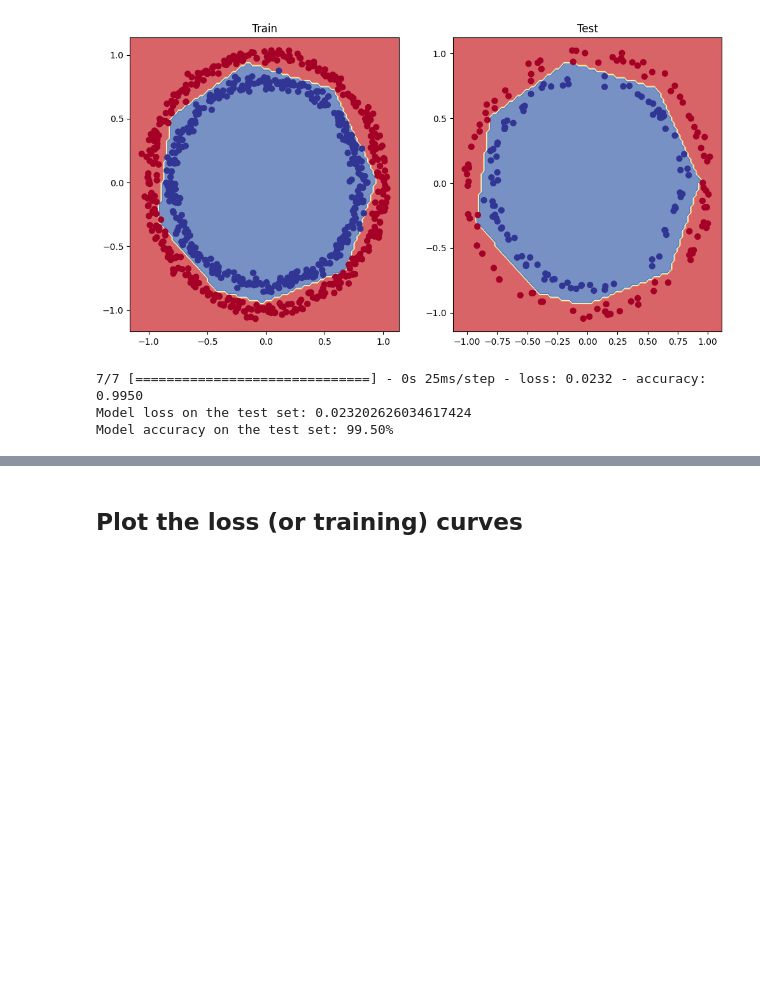
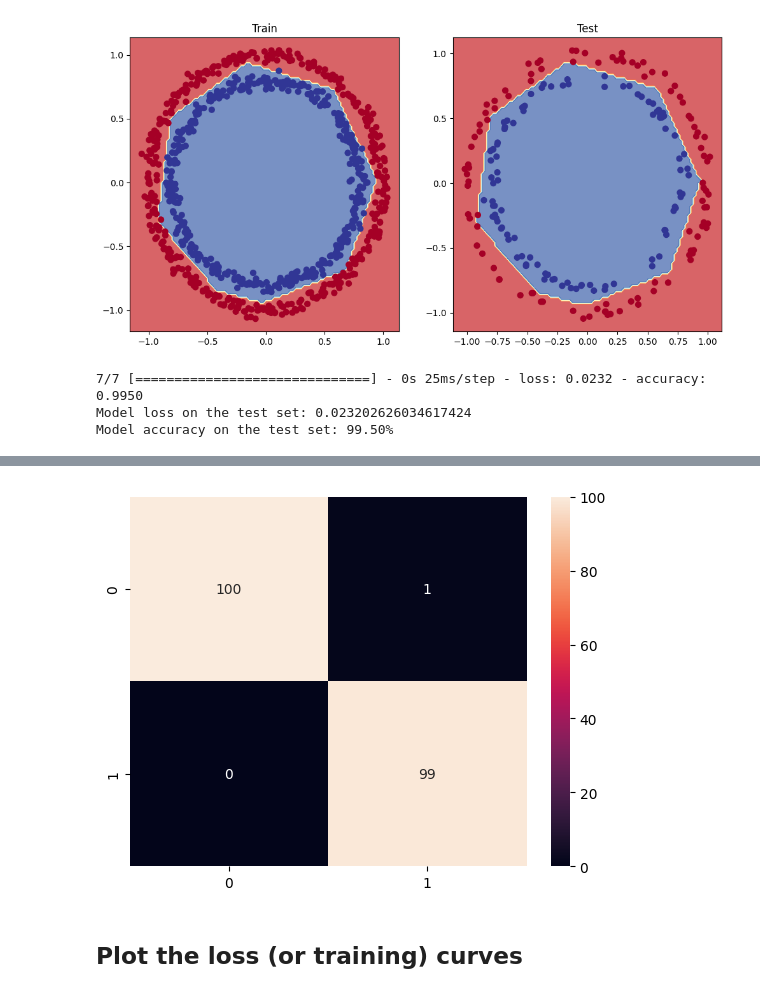
Before and after one commit to Jammal7/Introduction_to_Data_Science, a Jupyter notebook: Deep Learning/Tensorflow/02_neural_network_classification.ipynb, the cells around one changed output, grey strips where cells are left out. Drawn from its saved outputs; the diff is of its cells as text; code cells hidden in the pictures; blank space fills up the shorter version.

```diff
--- a/Deep Learning/Tensorflow/02_neural_network_classification.ipynb
+++ b/Deep Learning/Tensorflow/02_neural_network_classification.ipynb
@@ -388,0 +403,4 @@ y_preds = model_7.predict(X_test) # note: this is in prediction probabilities fo
+# %%
+# Convert the prediction probabilities to binary format and view the first 10
+y_preds = tf.round(y_preds)
+y_preds[:10]
@@ -397,3 +427,16 @@ ValueError: Classification metrics can't handle a mix of binary and continuous t
+# %%
+# Visualise confusion matrix with heatmap
+import matplotlib.pyplot as plt
+import seaborn as sns
+
+# Calculate confusion matrix
+confusion_matrix = confusion_matrix(y_test, y_preds)  # calculate the confusion matrix
+
+# Create heatmap
+sns.heatmap(confusion_matrix, annot=True, fmt="d")
+plt.show()
+# %% [output]
+[figure, added]
 # %% [markdown]
 ## Plot the loss (or training) curves
 # %%
```
Also changed, not shown: parts of 5 cells of this notebook.
